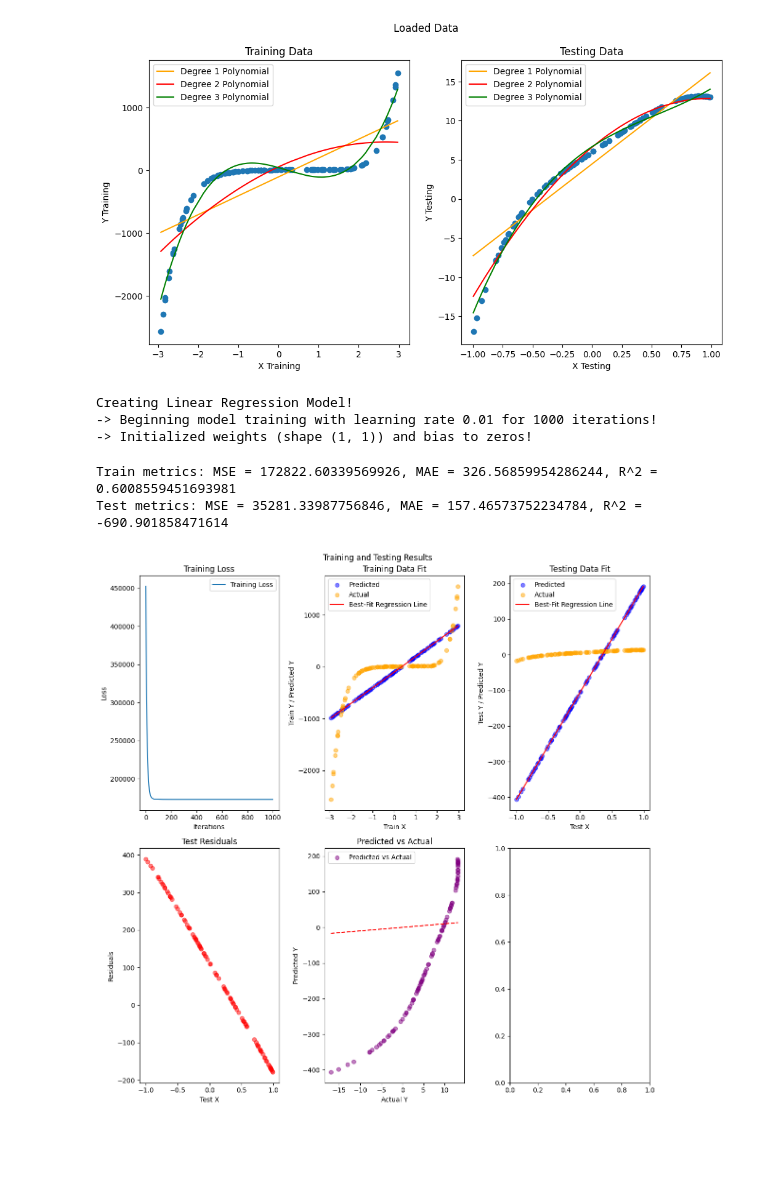
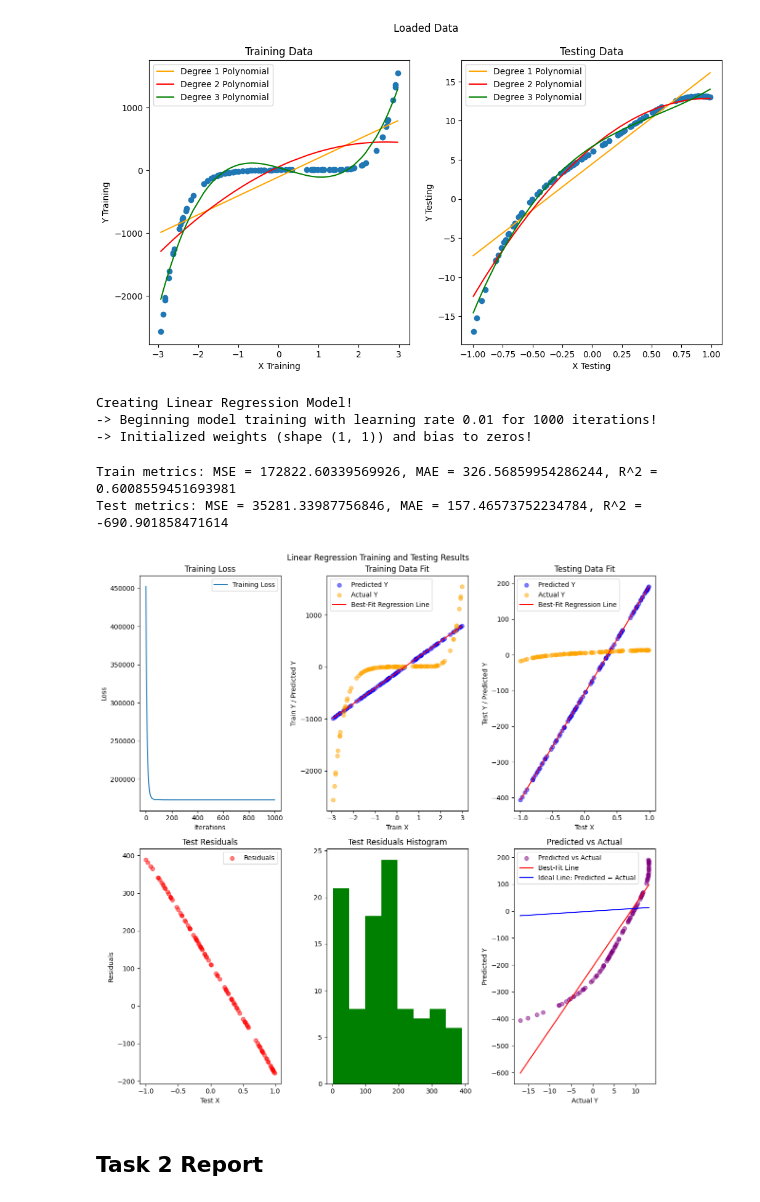
Before and after one commit to cmh02/COMP5630---Machine-Learning, a Jupyter notebook: Assignment1 - Linear Regression/src/assignment1_linearregression.ipynb, the cells around one changed output. Cells and saved outputs as stored; diff of their text form; code cells hidden in the pictures; blank space fills up the shorter version.

```diff
--- a/Assignment1 - Linear Regression/src/assignment1_linearregression.ipynb
+++ b/Assignment1 - Linear Regression/src/assignment1_linearregression.ipynb
@@ -287,7 +348,7 @@ print(f"Test metrics: MSE = {testMeanSquaredError}, MAE = {testMeanAbsoluteError
 
 # Make plot figure to display results (loss over time, predictions vs actual)
 fig, axs = plt.subplots(2, 3, figsize=(12, 12))
-fig.suptitle(f"Training and Testing Results")
+fig.suptitle(f"Linear Regression Training and Testing Results")
 fig.canvas.draw()
 
 # Plot training loss over iterations
@@ -306,37 +367,44 @@ axs[0, 1].set_xlabel("Train X")
 axs[0, 1].set_ylabel("Train Y / Predicted Y")
 axs[0, 1].legend()
 
 # Plot testing x vs y predictions and actual
 axs[0, 2].scatter(Task1DataLoader.testingX, testPredictionsY, color='blue', alpha=0.5, label='Predicted Y')
 axs[0, 2].scatter(Task1DataLoader.testingX, Task1DataLoader.testingY, color='orange', alpha=0.5, label='Actual Y')
 axs[0, 2].plot(np.unique(Task1DataLoader.testingX.flatten()), np.poly1d(np.polyfit(Task1DataLoader.testingX.flatten(), testPredictionsY.flatten(), 1))(np.unique(Task1DataLoader.testingX.flatten())), color='red', label='Best-Fit Regression Line')
 axs[0, 2].set_title("Testing Data Fit")
 axs[0, 2].set_xlabel("Test X")
 axs[0, 2].set_ylabel("Test Y / Predicted Y")
 axs[0, 2].legend()
 
 # Plot residuals
 axs[1, 0].scatter(Task1DataLoader.testingX, Task1DataLoader.testingY - testPredictionsY, color='red', alpha=0.5, label='Residuals')
 axs[1, 0].set_title("Test Residuals")
 axs[1, 0].set_xlabel("Test X")
 axs[1, 0].set_ylabel("Residuals")
 axs[1, 0].legend()
 
+# Plot residuals histogram
+axs[1, 1].hist(np.abs(Task1DataLoader.testingY - testPredictionsY), bins='auto', color='green')
+axs[1, 1].set_title("Test Residuals Histogram")
+
 # Plot y predictions vs actual (and the ideal line where pred == actual)
-axs[1, 1].scatter(Task1DataLoader.testingY, testPredictionsY, color='purple', alpha=0.5, label='Predicted vs Actual')
-axs[1, 1].plot([min(Task1DataLoader.testingY), max(Task1DataLoader.testingY)], [min(Task1DataLoader.testingY), max(Task1DataLoader.testingY)], 'r--')
-axs[1, 1].set_title("Predicted vs Actual")
-axs[1, 1].set_xlabel("Actual Y")
-axs[1, 1].set_ylabel("Predicted Y")
-axs[1, 1].legend()
+axs[1, 2].scatter(Task1DataLoader.testingY, testPredictionsY, color='purple', alpha=0.5, label='Predicted vs Actual')
+axs[1, 2].plot(np.unique(Task1DataLoader.testingY.flatten()), np.poly1d(np.polyfit(Task1DataLoader.testingY.flatten(), testPredictionsY.flatten(), 1))(np.unique(Task1DataLoader.testingY.flatten())), color='red', label='Best-Fit Line')
+axs[1, 2].plot([min(Task1DataLoader.testingY), max(Task1DataLoader.testingY)], [min(Task1DataLoader.testingY), max(Task1DataLoader.testingY)], color='blue', label='Ideal Line: Predicted = Actual')
+axs[1, 2].set_title("Predicted vs Actual")
+axs[1, 2].set_xlabel("Actual Y")
+axs[1, 2].set_ylabel("Predicted Y")
+axs[1, 2].legend()
 
 # Show plots
 plt.tight_layout()
 plt.show()
 # %% [output]
 Creating Linear Regression Model!
 -> Beginning model training with learning rate 0.01 for 1000 iterations!
 -> Initialized weights (shape (1, 1)) and bias to zeros!
 Train metrics: MSE = 172822.60339569926, MAE = 326.56859954286244, R^2 = 0.6008559451693981
 Test metrics: MSE = 35281.33987756846, MAE = 157.46573752234784, R^2 = -690.901858471614
-[figure, old version]
+[figure, new version]
+# %% [markdown]
+## Task 2 Report
```
Also changed, not shown: parts of 4 cells of this notebook.
